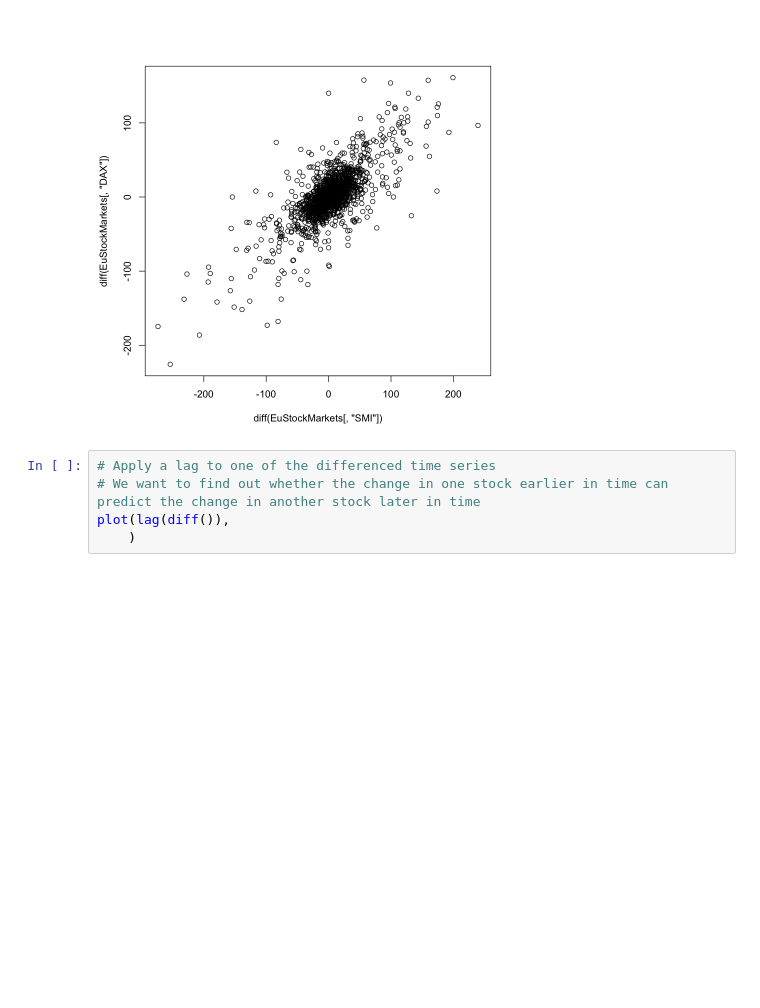
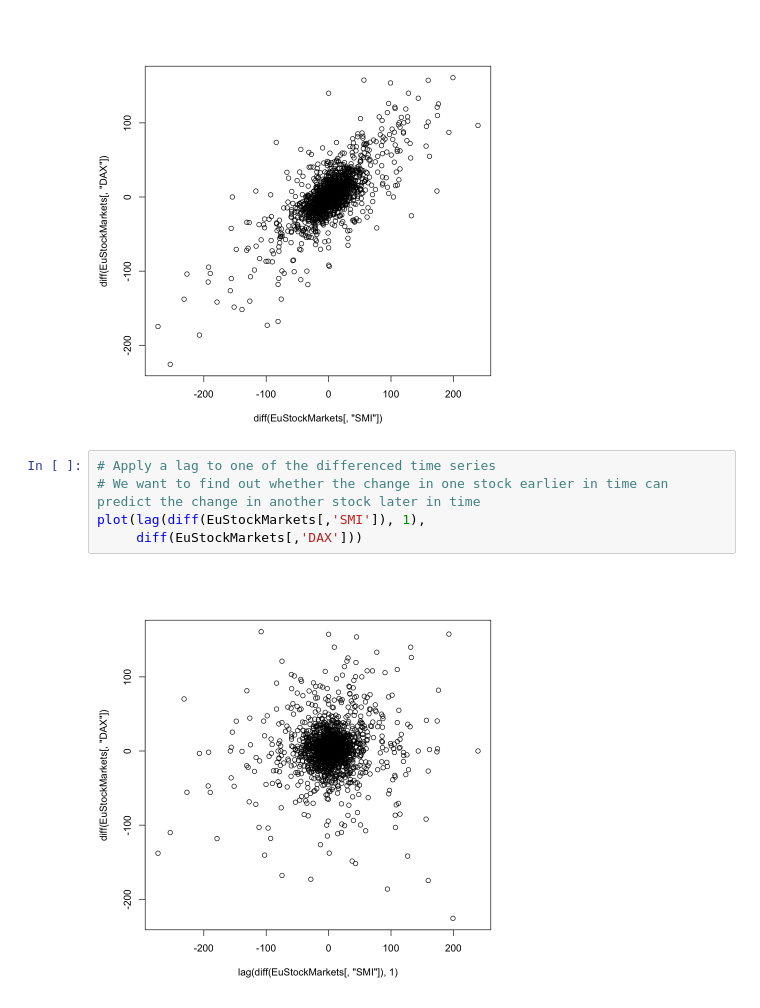
Before and after one commit to antounes/practical-timeseries-analysis, a Jupyter notebook: ch03/code/ch03_exploratory_data-analysis_for_time_series.ipynb, the cells around one changed output. Cells and saved outputs as stored; diff of their text form; blank space fills up the shorter version.

```diff
--- a/ch03/code/ch03_exploratory_data-analysis_for_time_series.ipynb
+++ b/ch03/code/ch03_exploratory_data-analysis_for_time_series.ipynb
@@ -72,5 +72,7 @@ plot(diff(EuStockMarkets[,'SMI']), diff(EuStockMarkets[,'DAX']))
 # %%
 # Apply a lag to one of the differenced time series
 # We want to find out whether the change in one stock earlier in time can predict the change in another stock later in time
-plot(lag(diff()),
-    )
+plot(lag(diff(EuStockMarkets[,'SMI']), 1),
+     diff(EuStockMarkets[,'DAX']))
+# %% [output]
+[figure, added]
```
Also changed, not shown: parts of 16 cells of this notebook.
